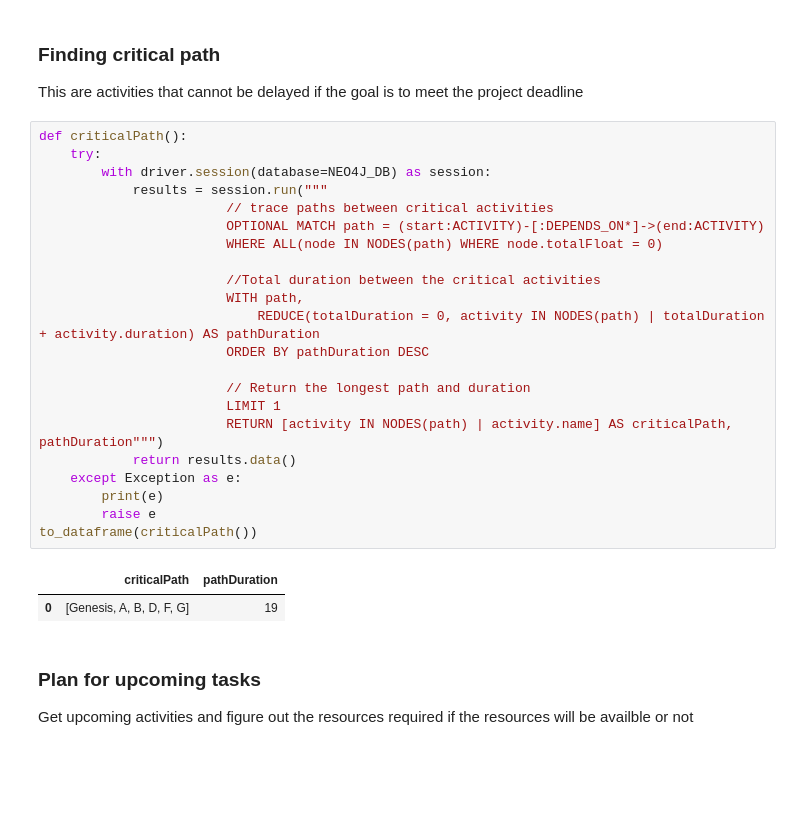
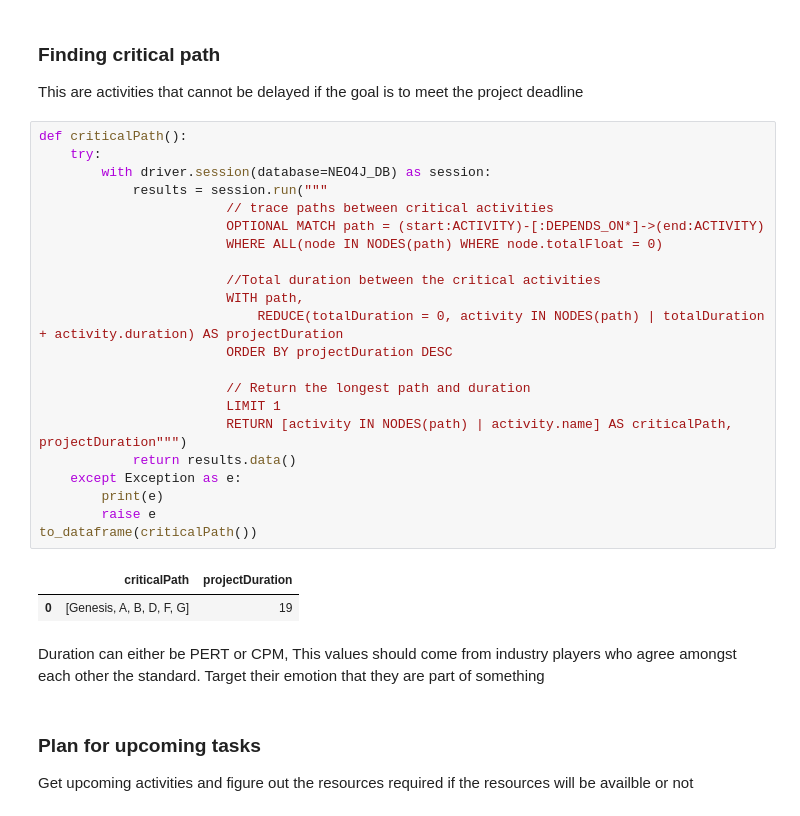
Before and after one commit to Ashuku001/project-sheduling, a Jupyter notebook: project-scheduling.ipynb, the cells around one changed output. Cells and saved outputs as stored; diff of their text form; blank space fills up the shorter version.

```diff
--- a/project-scheduling.ipynb
+++ b/project-scheduling.ipynb
@@ -717,28 +711,30 @@ This are activities that cannot be delayed if the goal is to meet the project de
 # %%
 def criticalPath():
     try:
         with driver.session(database=NEO4J_DB) as session:
             results = session.run("""
                         // trace paths between critical activities
                         OPTIONAL MATCH path = (start:ACTIVITY)-[:DEPENDS_ON*]->(end:ACTIVITY)
                         WHERE ALL(node IN NODES(path) WHERE node.totalFloat = 0)
 
                         //Total duration between the critical activities
                         WITH path,
-                            REDUCE(totalDuration = 0, activity IN NODES(path) | totalDuration + activity.duration) AS pathDuration
-                        ORDER BY pathDuration DESC
+                            REDUCE(totalDuration = 0, activity IN NODES(path) | totalDuration + activity.duration) AS projectDuration
+                        ORDER BY projectDuration DESC
 
                         // Return the longest path and duration
                         LIMIT 1
-                        RETURN [activity IN NODES(path) | activity.name] AS criticalPath, pathDuration""")
+                        RETURN [activity IN NODES(path) | activity.name] AS criticalPath, projectDuration""")
             return results.data()
     except Exception as e:
         print(e)
         raise e
 to_dataframe(criticalPath())
 # %% [output]
-|  | criticalPath | pathDuration |
+|  | criticalPath | projectDuration |
 | 0 | [Genesis, A, B, D, F, G] | 19 |
+# %% [markdown]
+Duration can either be PERT or CPM, This values should come from industry players who agree amongst each other the standard. Target their emotion that they are part of something
 # %% [markdown]
 ### Plan for upcoming tasks
 Get upcoming activities and figure out the resources required if the resources will be availble or not
```
Also changed, not shown: parts of 7 cells of this notebook, 9 other files.
